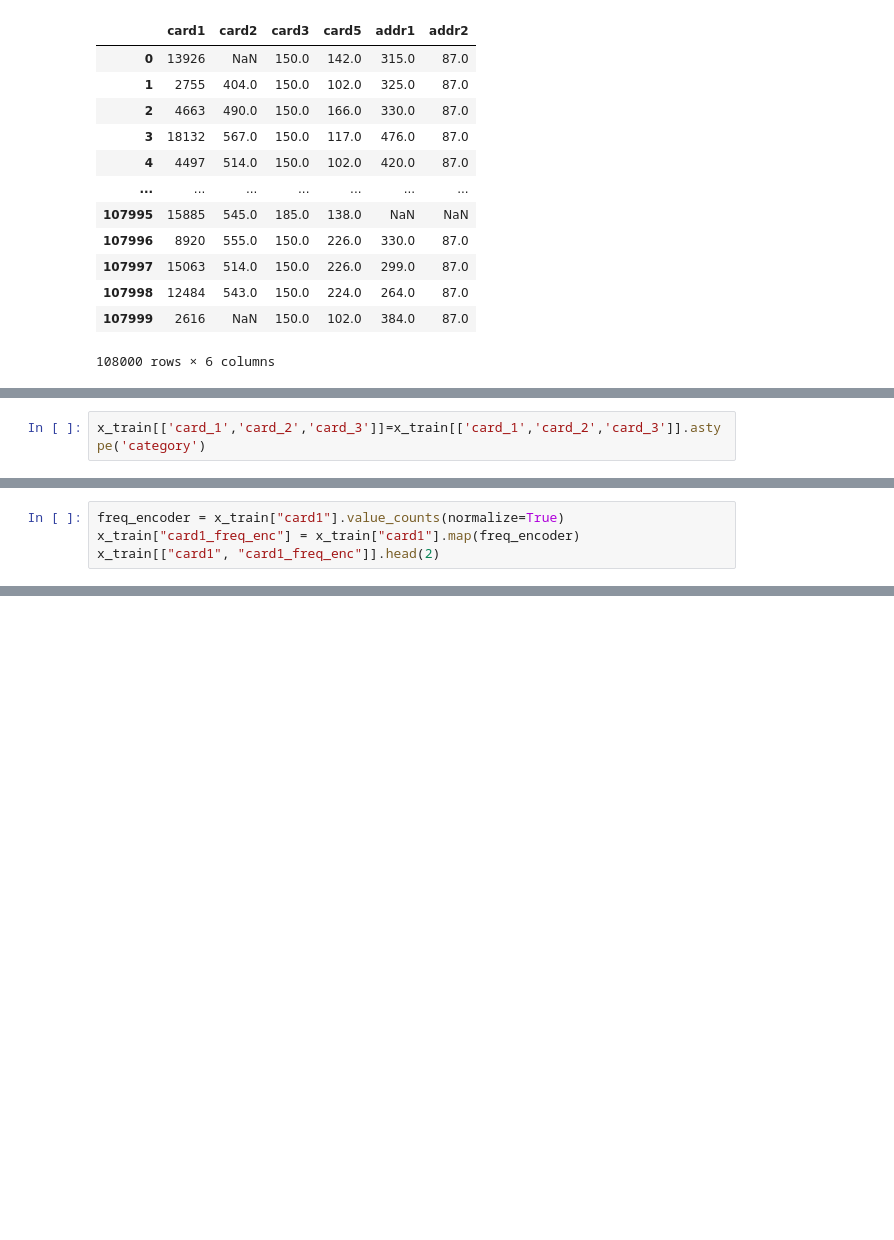
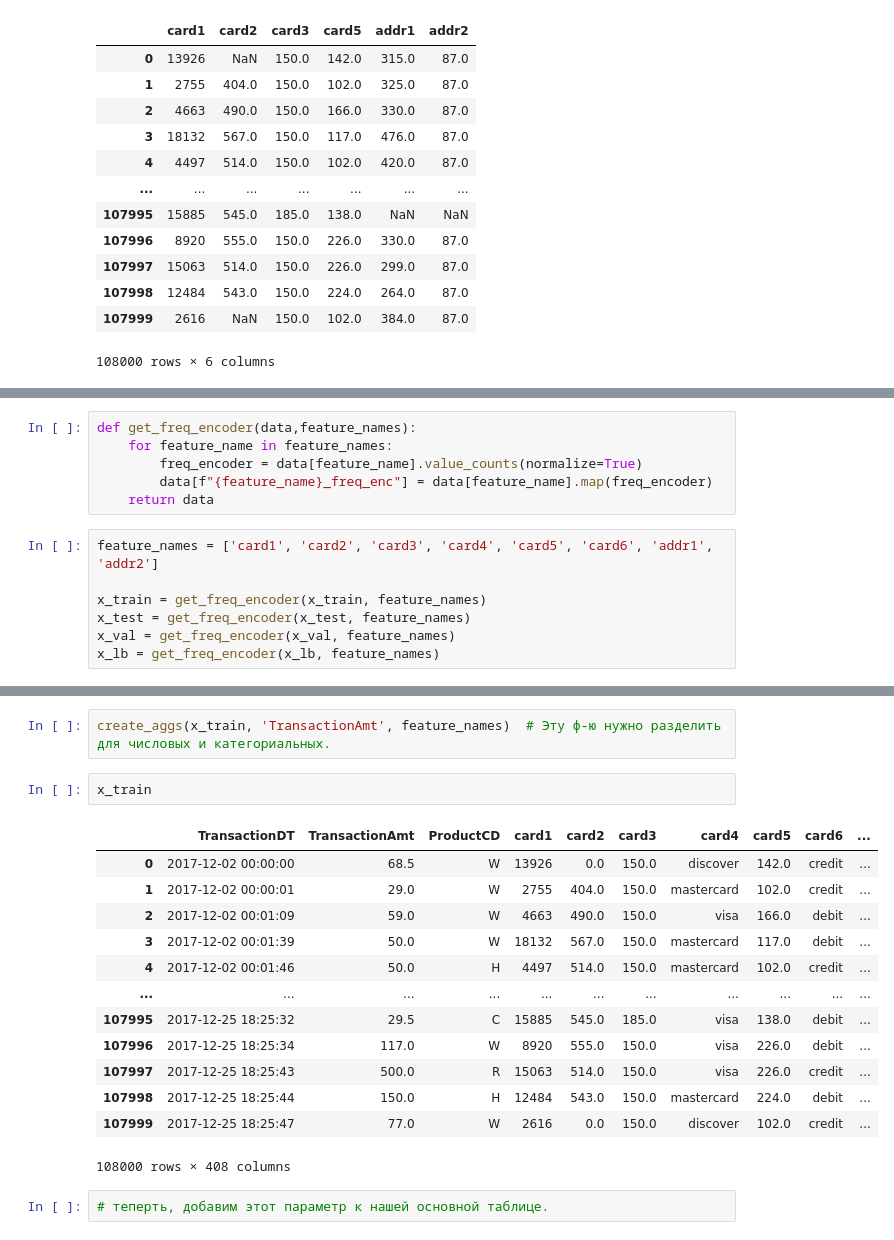
Before and after one commit to evelisko/GB_SDA_Kaggle, a Jupyter notebook: Lesson 5/HW_kaggle_Lesson_5.ipynb, the cells around one changed output, grey strips where cells are left out. Cells and saved outputs as stored; diff of their text form; blank space fills up the shorter version.

```diff
--- a/Lesson 5/HW_kaggle_Lesson_5.ipynb
+++ b/Lesson 5/HW_kaggle_Lesson_5.ipynb
@@ -305,2 +282,0 @@ x_train[['card_1','card_2','card_3']]
-# %%
-x_train[['card_1','card_2','card_3']]=x_train[['card_1','card_2','card_3']].astype('category')
@@ -326,4 +282,0 @@ Name: card1, Length: 7967, dtype: int64
-# %%
-freq_encoder = x_train["card1"].value_counts(normalize=True)
-x_train["card1_freq_enc"] = x_train["card1"].map(freq_encoder)
-x_train[["card1", "card1_freq_enc"]].head(2)
@@ -346,0 +335,13 @@ x_train[["card1", "card1_freq_enc"]].head(2)
+# %%
+def get_freq_encoder(data,feature_names):
+    for feature_name in feature_names:
+        freq_encoder = data[feature_name].value_counts(normalize=True)
+        data[f"{feature_name}_freq_enc"] = data[feature_name].map(freq_encoder)
+    return data
+# %%
+feature_names = ['card1', 'card2', 'card3', 'card4', 'card5', 'card6', 'addr1', 'addr2']
+
+x_train = get_freq_encoder(x_train, feature_names)
+x_test = get_freq_encoder(x_test, feature_names)
+x_val = get_freq_encoder(x_val, feature_names)
+x_lb = get_freq_encoder(x_lb, feature_names)
@@ -346,0 +394,20 @@ x_train[["card1", "card1_freq_enc"]].head(2)
+# %%
+create_aggs(x_train, 'TransactionAmt', feature_names)  # Эту ф-ю нужно разделить для числовых и категориальных.
+# %%
+x_train
+# %% [output]
+|  | TransactionDT | TransactionAmt | ProductCD | card1 | card2 | card3 | card4 | card5 | card6 | ... |
+| 0 | 2017-12-02 00:00:00 | 68.5 | W | 13926 | 0.0 | 150.0 | discover | 142.0 | credit | ... |
+| 1 | 2017-12-02 00:00:01 | 29.0 | W | 2755 | 404.0 | 150.0 | mastercard | 102.0 | credit | ... |
+| 2 | 2017-12-02 00:01:09 | 59.0 | W | 4663 | 490.0 | 150.0 | visa | 166.0 | debit | ... |
+| 3 | 2017-12-02 00:01:39 | 50.0 | W | 18132 | 567.0 | 150.0 | mastercard | 117.0 | debit | ... |
+| 4 | 2017-12-02 00:01:46 | 50.0 | H | 4497 | 514.0 | 150.0 | mastercard | 102.0 | credit | ... |
+| ... | ... | ... | ... | ... | ... | ... | ... | ... | ... | ... |
+| 107995 | 2017-12-25 18:25:32 | 29.5 | C | 15885 | 545.0 | 185.0 | visa | 138.0 | debit | ... |
+| 107996 | 2017-12-25 18:25:34 | 117.0 | W | 8920 | 555.0 | 150.0 | visa | 226.0 | debit | ... |
+| 107997 | 2017-12-25 18:25:43 | 500.0 | R | 15063 | 514.0 | 150.0 | visa | 226.0 | credit | ... |
+| 107998 | 2017-12-25 18:25:44 | 150.0 | H | 12484 | 543.0 | 150.0 | mastercard | 224.0 | debit | ... |
+| 107999 | 2017-12-25 18:25:47 | 77.0 | W | 2616 | 0.0 | 150.0 | discover | 102.0 | credit | ... |
+108000 rows × 408 columns
+# %%
+# теперть, добавим этот параметр к нашей основной таблице.
```
Also changed, not shown: parts of 45 cells of this notebook.
